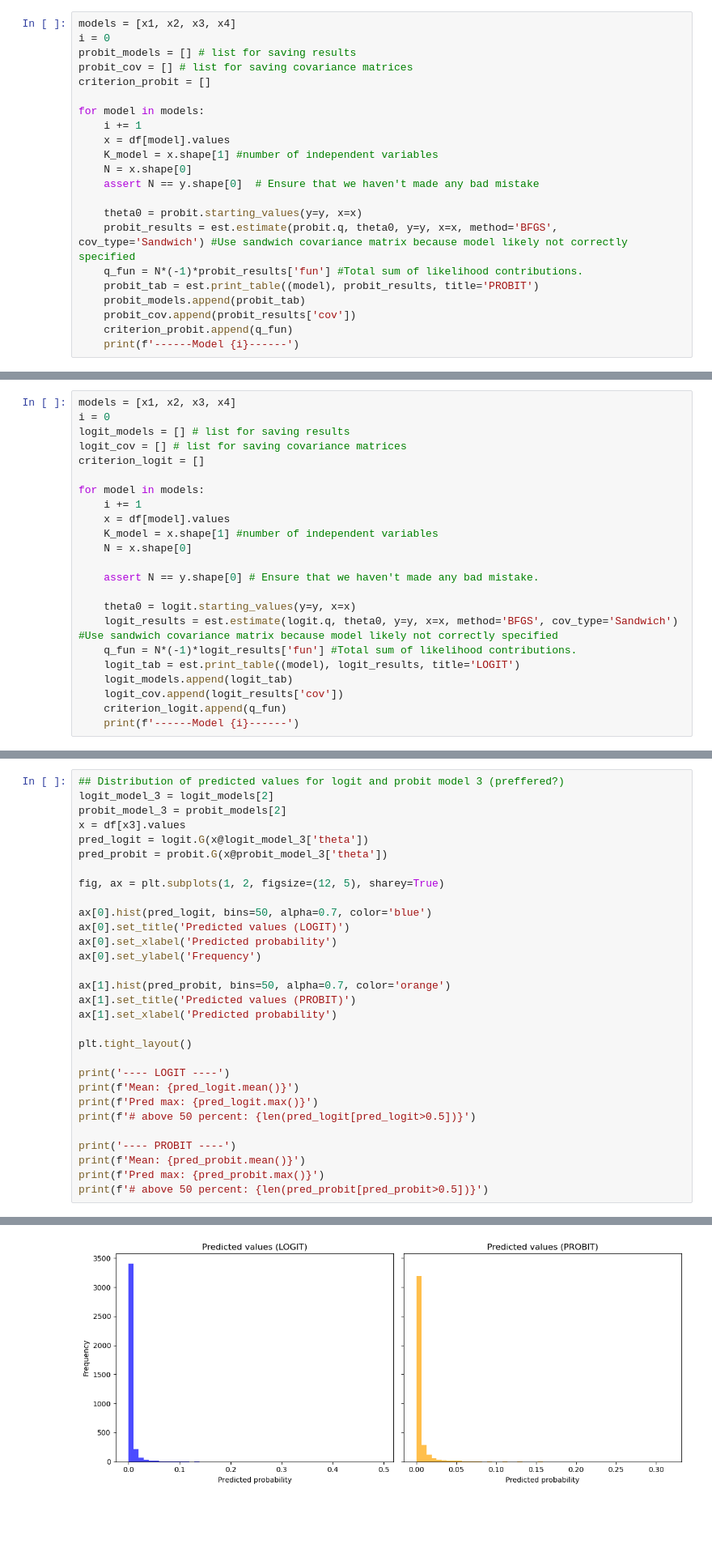
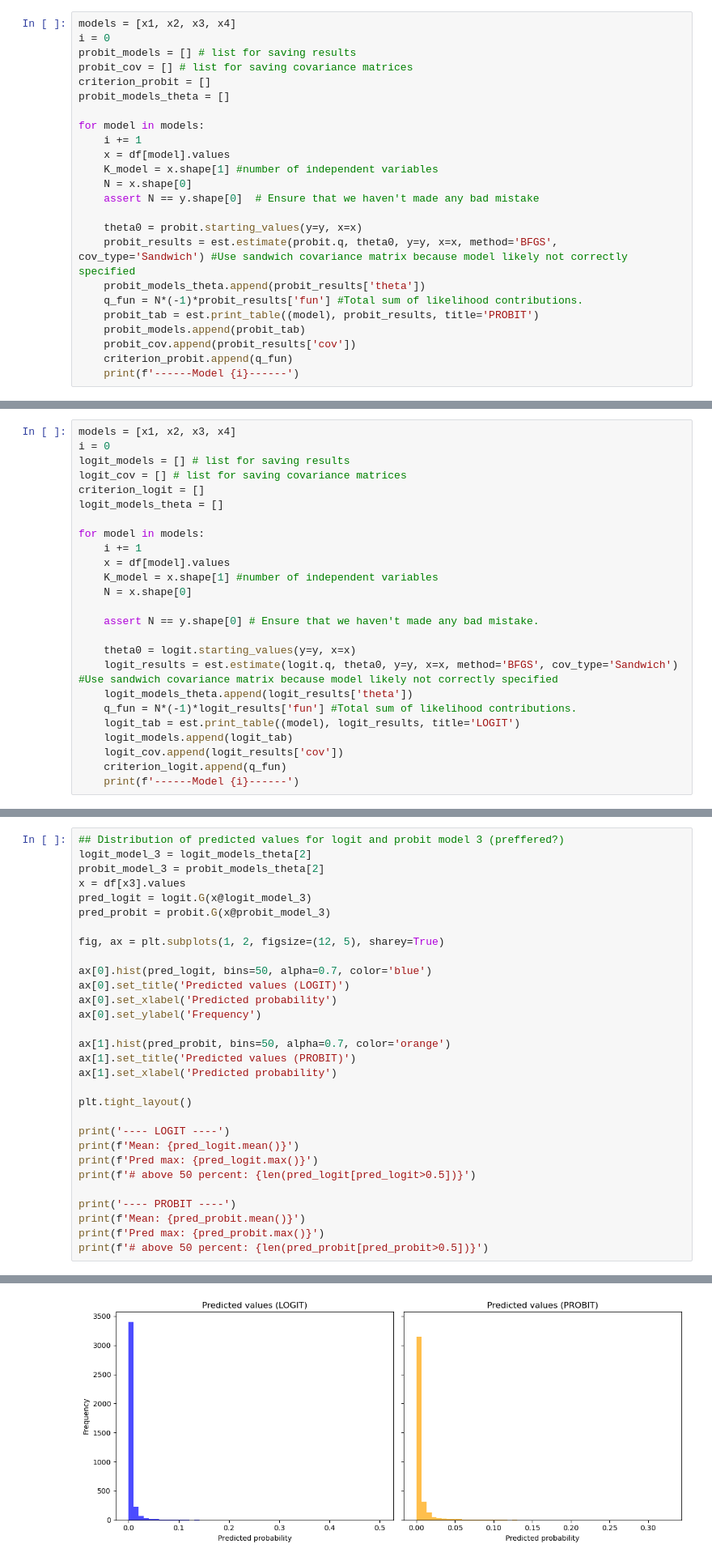
Before and after one commit to matliras/Adv_microeconometrics_assignments, a Jupyter notebook: project 3/workbook.ipynb, the cells around one changed output, grey strips where cells are left out. Shown at 81% size. Saved outputs shown, nothing was run; the diff lists cells and outputs as text; blank space fills up the shorter version.

```diff
--- a/project 3/workbook.ipynb
+++ b/project 3/workbook.ipynb
@@ -130,6 +155,7 @@ i = 0
 probit_models = [] # list for saving results
 probit_cov = [] # list for saving covariance matrices
 criterion_probit = []
+probit_models_theta = []
 
 for model in models:
     i += 1
@@ -140,6 +166,7 @@ for model in models:
 
     theta0 = probit.starting_values(y=y, x=x)
     probit_results = est.estimate(probit.q, theta0, y=y, x=x, method='BFGS', cov_type='Sandwich') #Use sandwich covariance matrix because model likely not correctly specified
+    probit_models_theta.append(probit_results['theta'])
     q_fun = N*(-1)*probit_results['fun'] #Total sum of likelihood contributions.
     probit_tab = est.print_table((model), probit_results, title='PROBIT')
     probit_models.append(probit_tab)
@@ -172,6 +199,7 @@ i = 0
 logit_models = [] # list for saving results
 logit_cov = [] # list for saving covariance matrices
 criterion_logit = []
+logit_models_theta = []
 
 for model in models:
     i += 1
@@ -183,6 +211,7 @@ for model in models:
 
     theta0 = logit.starting_values(y=y, x=x)
     logit_results = est.estimate(logit.q, theta0, y=y, x=x, method='BFGS', cov_type='Sandwich') #Use sandwich covariance matrix because model likely not correctly specified
+    logit_models_theta.append(logit_results['theta'])
     q_fun = N*(-1)*logit_results['fun'] #Total sum of likelihood contributions.
     logit_tab = est.print_table((model), logit_results, title='LOGIT')
     logit_models.append(logit_tab)
@@ -224,11 +253,11 @@ LOGIT
 ------Model 4------
 # %%
 ## Distribution of predicted values for logit and probit model 3 (preffered?)
-logit_model_3 = logit_models[2]
-probit_model_3 = probit_models[2]
+logit_model_3 = logit_models_theta[2]
+probit_model_3 = probit_models_theta[2]
 x = df[x3].values
-pred_logit = logit.G(x@logit_model_3['theta'])
-pred_probit = probit.G(x@probit_model_3['theta'])
+pred_logit = logit.G(x@logit_model_3)
+pred_probit = probit.G(x@probit_model_3)
 
 fig, ax = plt.subplots(1, 2, figsize=(12, 5), sharey=True)
 
@@ -264,4 +293,4 @@ Pred max: 0.3161471871425372
-[figure, old version]
+[figure, new version]
 # %%
 ### Parameter estimates for table 1
 # %%
```
Also changed, not shown: parts of 19 cells of this notebook, 2 other files.
